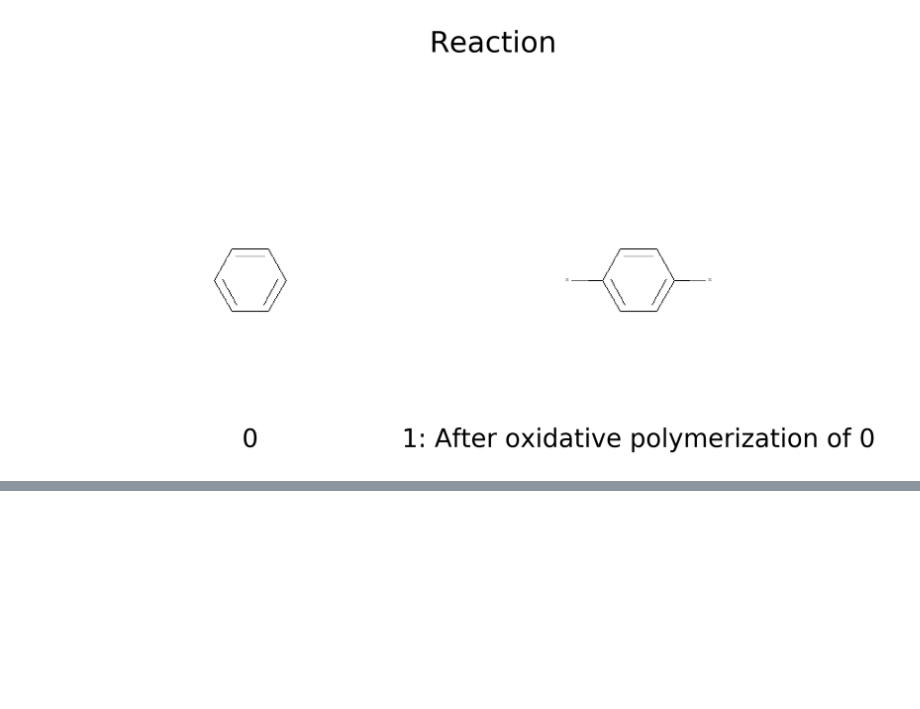
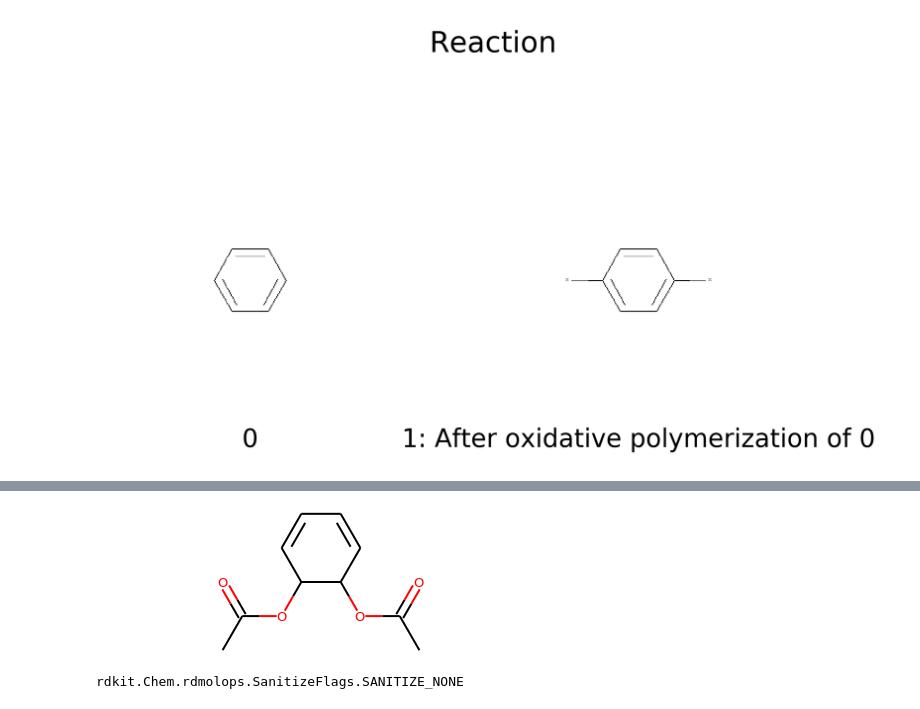
Before and after one commit to rishigurnani/hMOFs-Snurr, a Jupyter notebook: fall20_mse_8803_3.ipynb, the cells around one changed output, grey strips where cells are left out. Cells and saved outputs as stored; diff of their text form; code cells hidden in the pictures; blank space fills up the shorter version.

```diff
--- a/fall20_mse_8803_3.ipynb
+++ b/fall20_mse_8803_3.ipynb
@@ -983,0 +998,2 @@ out[0].DrawSteps()
+# %%
+prods = rxn.RunReactants((ru.mol_without_atom_index(out[9]),))
@@ -983,0 +1005,8 @@ out[0].DrawSteps()
+# %%
+prods[1][0]
+# %% [output]
+[figure, added]
+# %%
+Chem.SanitizeMol(prods[0][0])
+# %% [output]
+rdkit.Chem.rdmolops.SanitizeFlags.SANITIZE_NONE
```
Also changed, not shown: parts of 9 cells of this notebook, 1 other file.
